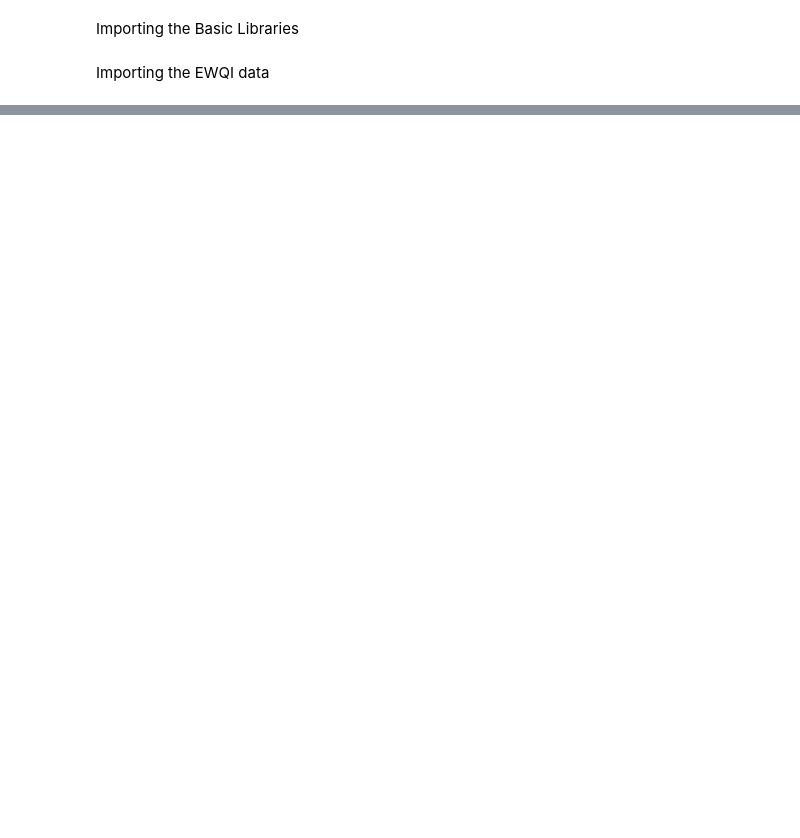
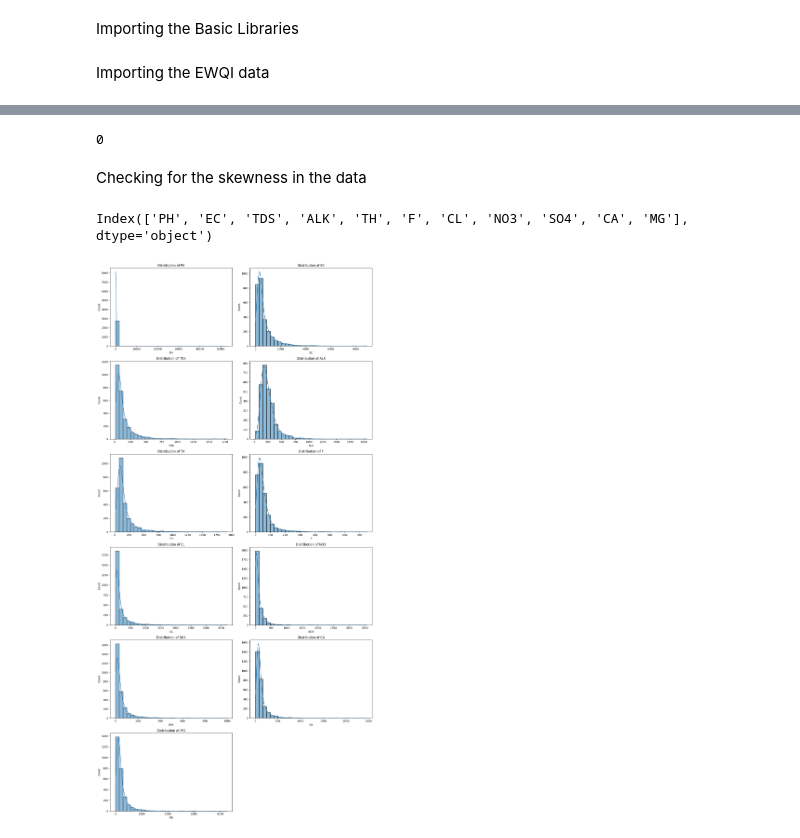
Before and after one commit to Ethan0456/Major-Project, a Jupyter notebook: ewqi_code.ipynb, the cells around one changed output, grey strips where cells are left out. Saved outputs shown, nothing was run; the diff lists cells and outputs as text; code cells hidden in the pictures; blank space fills up the shorter version.

```diff
--- a/ewqi_code.ipynb
+++ b/ewqi_code.ipynb
@@ -29,5 +123,33 @@ ewqi_data.head()
+# %%
+ewqi_data.drop_duplicates(inplace=True)
+# %%
+ewqi_data.duplicated().sum()
+# %% [output]
+0
 # %%
 import statsmodels.api as sm
 
 X = ewqi_data.drop(['EWQI','EWQI_CLASSIF','qi_wi'], axis=1)
 y = ewqi_data['EWQI_CLASSIF']
+# %% [markdown]
+Checking for the skewness in the data
+# %%
+X.columns
+# %% [output]
+Index(['PH', 'EC', 'TDS', 'ALK', 'TH', 'F', 'CL', 'NO3', 'SO4', 'CA', 'MG'], dtype='object')
+# %%
+numerical_columns = ['PH', 'EC', 'TDS', 'ALK', 'TH', 'F', 'CL', 'NO3', 'SO4', 'CA', 'MG']
+
+# rows of sub plots
+num_rows = len(numerical_columns) // 2 + len(numerical_columns) % 2
+
+plt.figure(figsize=(15, 5 * num_rows))
+for i, column in enumerate(numerical_columns, 1):
+    plt.subplot(num_rows, 2, i)
+    sns.histplot(X[column], kde=True, bins=30)
+    plt.title(f'Distribution of {column}')
+
+plt.tight_layout()
+plt.show()
+# %% [output]
+[figure, added]
```
Also changed, not shown: parts of 39 cells of this notebook.
